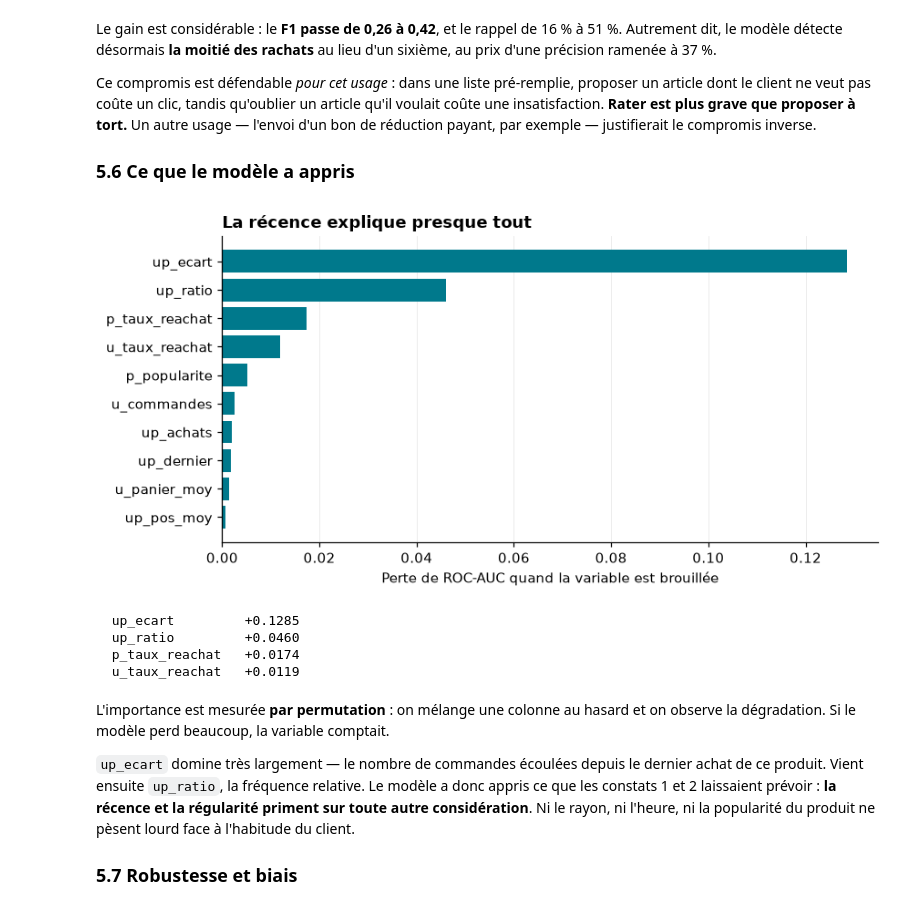
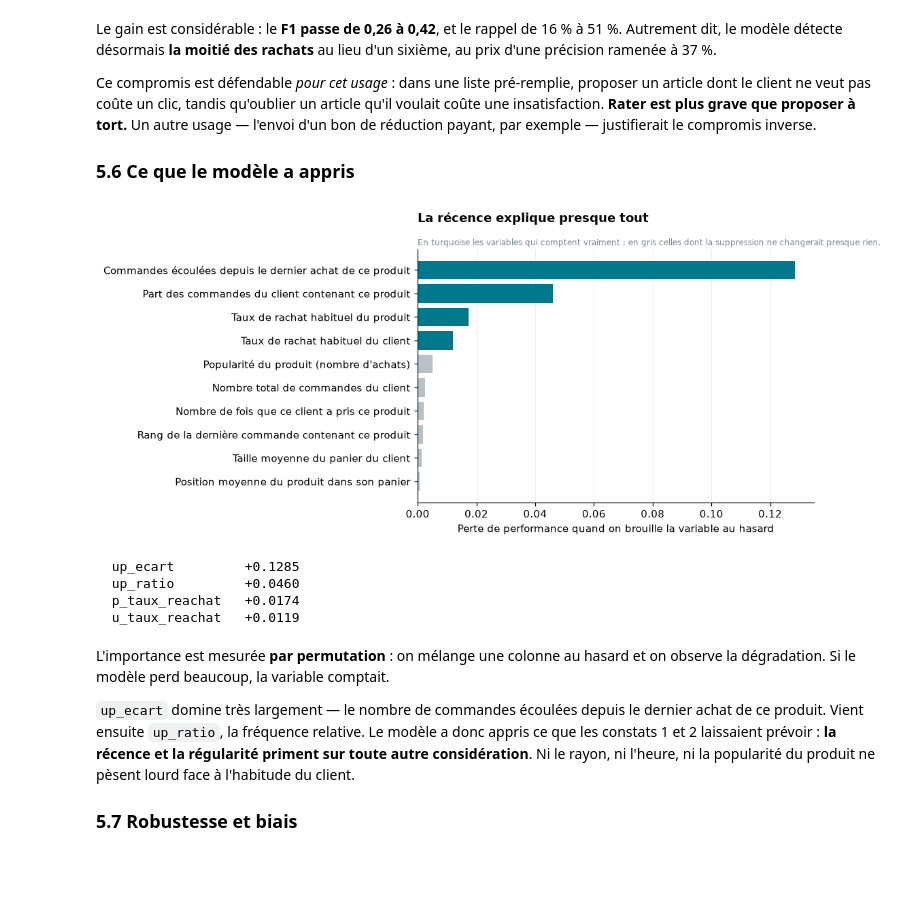
Before and after one commit to Nyomix-V/joja-data-analysis, a Jupyter notebook: 02_projet/analyse.ipynb, the cells around one changed output. Saved outputs shown, nothing was run; the diff lists cells and outputs as text; code cells hidden in the pictures; blank space fills up the shorter version.

```diff
--- a/02_projet/analyse.ipynb
+++ b/02_projet/analyse.ipynb
@@ -76,6 +76,7 @@ plt.rcParams.update({
     "axes.axisbelow": True, "figure.autolayout": True,
 })
 ENCRE, ACCENT, ALERTE = "#2F4858", "#00798C", "#D1495B"
+GRIS_NOTE = "#7A868D"
 
 print("pandas", pd.__version__, "| numpy", np.__version__)
 # %% [output]
@@ -1045,6 +1131,21 @@ X["y"] = np.fromiter((int(t in paires) for t in
                      dtype=np.int8, count=len(X))
 
 VARIABLES = [c for c in X.columns if c not in ("user_id","product_id","y")]
+
+# Les noms de colonnes sont des codes internes. On leur associe un libelle lisible,
+# utilise partout ou une variable est montree a un lecteur.
+VARIABLES_FR = {
+    "up_ecart":       "Commandes écoulées depuis le dernier achat de ce produit",
+    "up_ratio":       "Part des commandes du client contenant ce produit",
+    "up_achats":      "Nombre de fois que ce client a pris ce produit",
+    "up_pos_moy":     "Position moyenne du produit dans son panier",
+    "up_dernier":     "Rang de la dernière commande contenant ce produit",
+    "u_commandes":    "Nombre total de commandes du client",
+    "u_taux_reachat": "Taux de rachat habituel du client",
+    "u_panier_moy":   "Taille moyenne du panier du client",
+    "p_taux_reachat": "Taux de rachat habituel du produit",
+    "p_popularite":   "Popularité du produit (nombre d'achats)",
+}
 print(f"{len(X):,} paires candidates | {len(VARIABLES)} variables")
 print(f"taux de positifs : {X.y.mean()*100:.1f} %  (classes desequilibrees)")
 # %% [output]
@@ -1188,22 +1300,27 @@ inverse.
 # %%
 from sklearn.inspection import permutation_importance
 
 ech_imp = te.sample(5000, random_state=ALEA)
 imp = permutation_importance(modele, ech_imp[VARIABLES], ech_imp.y,
                              n_repeats=5, random_state=ALEA, scoring="roc_auc")
 ordre = np.argsort(imp.importances_mean)
 
-fig, ax = plt.subplots(figsize=(8, 4))
-ax.barh([VARIABLES[i] for i in ordre], imp.importances_mean[ordre], color=ACCENT)
-ax.set_xlabel("Perte de ROC-AUC quand la variable est brouillée")
-ax.set_title("La récence explique presque tout", fontweight="bold", loc="left")
+fig, ax = plt.subplots(figsize=(9.8, 4.6))
+libelles = [VARIABLES_FR.get(VARIABLES[i], VARIABLES[i]) for i in ordre]
+couleurs_imp = [ACCENT if imp.importances_mean[i] > .01 else "#B6C2C7" for i in ordre]
+ax.barh(libelles, imp.importances_mean[ordre], color=couleurs_imp)
+ax.set_xlabel("Perte de performance quand on brouille la variable au hasard")
+ax.set_title("La récence explique presque tout", fontweight="bold", loc="left", pad=26)
+ax.text(0, 1.015, "En turquoise les variables qui comptent vraiment ; en gris celles dont "
+        "la suppression ne changerait presque rien.",
+        transform=ax.transAxes, fontsize=8, color=GRIS_NOTE)
 ax.grid(axis="y", visible=False)
 plt.show()
 
 for i in ordre[::-1][:4]:
     print(f"  {VARIABLES[i]:16} {imp.importances_mean[i]:+.4f}")
 # %% [output]
-[figure, old version]
+[figure, new version]
   up_ecart         +0.1285
   up_ratio         +0.0460
   p_taux_reachat   +0.0174
```
Also changed, not shown: parts of 12 cells of this notebook, 1 other file.
